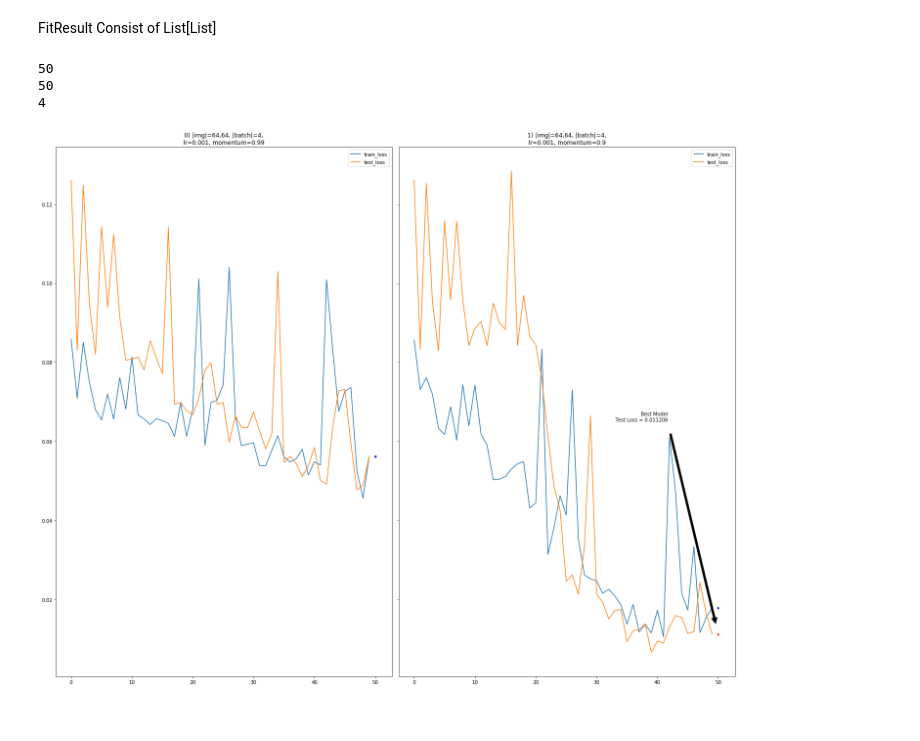
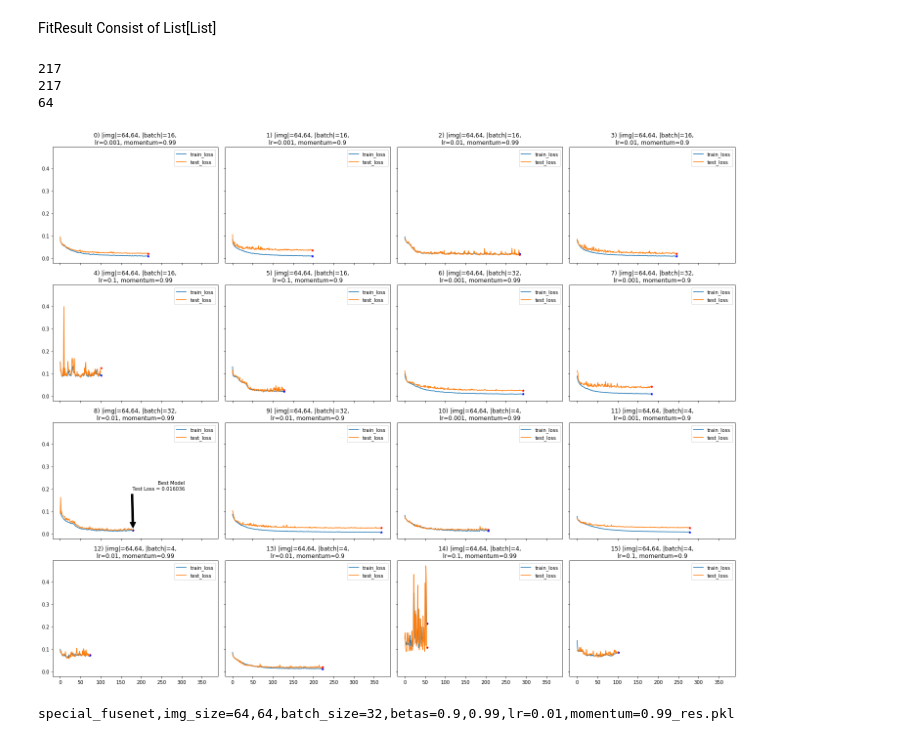
Before and after one commit to manorzvi/cs236781-project, a Jupyter notebook: fit_result_anlysis.ipynb, the cells around one changed output. Saved outputs shown, nothing was run; the diff lists cells and outputs as text; code cells hidden in the pictures.

Commit message:
see losses graphs for grid_search training (validation set put aside)

```diff
--- a/fit_result_anlysis.ipynb
+++ b/fit_result_anlysis.ipynb
@@ -10,7 +10,7 @@ ckpt_dir = 'checkpoints/'
 # %%
 res_pkl_fnames = []
 for fname in os.listdir(ckpt_dir):
-    if fname.endswith('.pkl'):
+    if fname.endswith('res.pkl'):
         res_pkl_fnames.append(fname)
 res_pkl_fnames.sort()
 res_pkl_fnames
@@ -39,9 +64,9 @@ print(res_pkl[0].num_epochs)
 print(len(res_pkl[0].train_loss))
 print(len(res_pkl[0].train_loss[0]))
 # %% [output]
-50
-50
-4
+217
+217
+64
 # %%
 res_train_losses = []
 res_test_losses  = []
@@ -51,6 +76,7 @@ for i,res in enumerate(res_pkl):
 # %%
 best_test_loss = res_test_losses[0][-1]
 best_i         = 0
+best_fname     = res_pkl_fnames[0]
 
 rows = int(np.floor(np.sqrt(len(res_pkl_fnames))))
 cols = int(np.ceil(np.sqrt(len(res_pkl_fnames))))
@@ -59,32 +85,37 @@ fig, axes = plt.subplots(rows,cols, figsize=(20,16), sharex=True, sharey=True)
 
 for (i, axi), res_train, res_test, res_fname in zip(enumerate(axes.flat),
                                                     res_train_losses, res_test_losses, res_pkl_fnames):
     axi.plot(res_train, label='train_loss')
     axi.plot(res_test,  label='test_loss')
     axi.legend()
-    title_args = re.search( r'^special_fusenet,img_size=(\d+,\d+),batch_size=(\d+),betas=(\d+.\d+,\d+.\d+),lr=(\d+.\d+),momentum=(\d+.\d+)+_overfit_res.pkl', res_fname)
+    title_args = re.search( r'^special_fusenet,img_size=(\d+,\d+),batch_size=(\d+),betas=(\d+.\d+,\d+.\d+),lr=(\d+.\d+),momentum=(\d+.\d+)+_res.pkl', res_fname)
+    if not title_args:
+        continue
     img_size   = title_args.group(1)
     batch_size = title_args.group(2)
     betas      = title_args.group(3)
     lr         = title_args.group(4)
     momentum   = title_args.group(5)
     axi.set_title(f'{i}) |img|={img_size}, |batch|={batch_size},\nlr={lr}, momentum={momentum}')
 
     if res_test[-1] < best_test_loss:
         best_test_loss = res_test[-1]
         best_i = i
+        best_fname = res_fname
 
     axi.scatter(x=len(res_test), y=res_test[-1], c='r', marker='*', s=20)
     axi.scatter(x=len(res_train), y=res_train[-1], c='b', marker='*', s=20)
 
 axes.flat[best_i].annotate("Best Model\nTest Loss = {0:0=2f}".format(best_test_loss),
                           xy=(len(res_test_losses[best_i]), best_test_loss), xycoords='data',
                           xytext=(0.8, 0.5), textcoords='axes fraction',
                           arrowprops=dict(facecolor='black', shrink=0.05),
                           horizontalalignment='right', verticalalignment='top')
 
 
 plt.tight_layout()
 plt.show()
+print(best_fname)
 # %% [output]
-[figure, old version]
+[figure, new version]
+special_fusenet,img_size=64,64,batch_size=32,betas=0.9,0.99,lr=0.01,momentum=0.99_res.pkl
```
Also changed, not shown: parts of 2 cells of this notebook.
